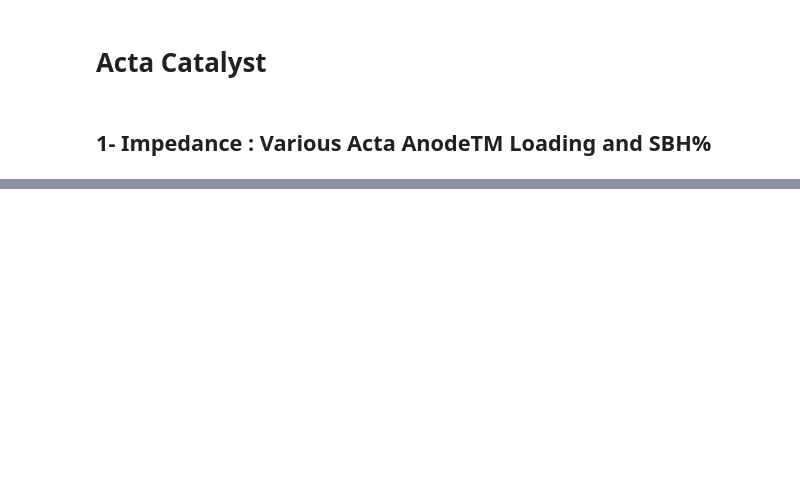
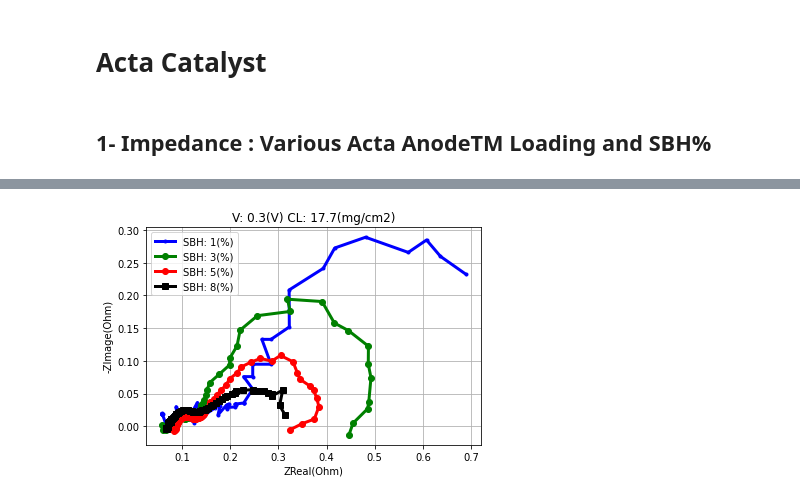
Before and after one commit to ECSIM/dbfc-dataset, a Jupyter notebook: Notebooks/Acta Catalyst.ipynb, the cells around one changed output, grey strips where cells are left out. Saved outputs shown, nothing was run; the diff lists cells and outputs as text; code cells hidden in the pictures; blank space fills up the shorter version.

```diff
--- a/Notebooks/Acta Catalyst.ipynb
+++ b/Notebooks/Acta Catalyst.ipynb
@@ -21,0 +22,4 @@ impedance_plot(data, SBH=8, CL=8.8)
+# %%
+impedance_plot(data, CL=17.7, V=0.3)
+# %% [output]
+[figure, added]
```
Also changed, not shown: parts of 2 cells of this notebook, 1 other file.
